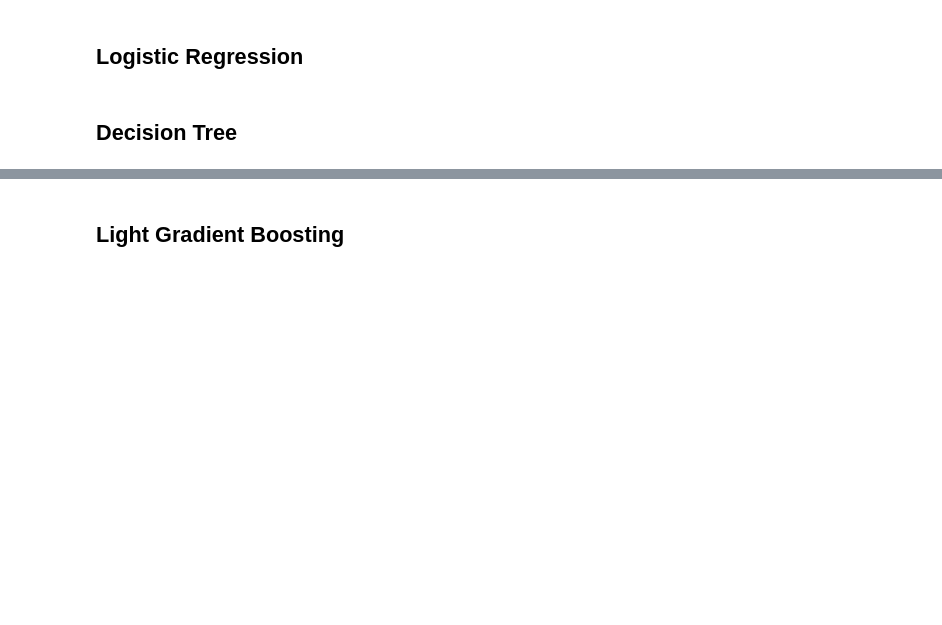
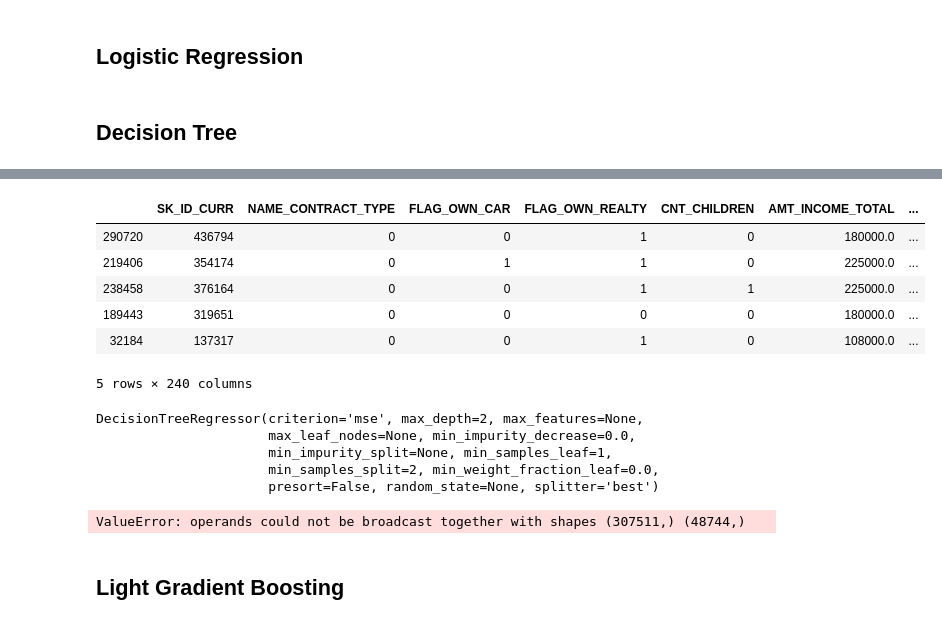
Before and after one commit to Oysteinvikane/home-credit-default-risk, a Jupyter notebook: homeCreditDefaultRisk.ipynb, the cells around one changed output, grey strips where cells are left out. Saved outputs shown, nothing was run; the diff lists cells and outputs as text; code cells hidden in the pictures; blank space fills up the shorter version.

```diff
--- a/homeCreditDefaultRisk.ipynb
+++ b/homeCreditDefaultRisk.ipynb
@@ -639,6 +685,14 @@ print('Testing data shape: ', test.shape)
 # %% [output]
 Training data shape:  (307511, 240)
 Testing data shape:  (48744, 240)
+# %%
+import numpy as np
+from sklearn.model_selection import train_test_split
+
+y = train_data['TARGET']
+X = train_data.drop(['TARGET'], axis=1)
+#X, y = np.arange(10).reshape((5, 2)), range(5)
+X_train, X_test, y_train, y_test = train_test_split(X, y, test_size=0.33, random_state=42)
 # %% [markdown]
 ## Logistic Regression
 # %%
@@ -684,0 +829,25 @@ Testing data shape:  (48744, 240)
+# %%
+X_train.head()
+# %% [output]
+|  | SK_ID_CURR | NAME_CONTRACT_TYPE | FLAG_OWN_CAR | FLAG_OWN_REALTY | CNT_CHILDREN | AMT_INCOME_TOTAL | ... |
+| 290720 | 436794 | 0 | 0 | 1 | 0 | 180000.0 | ... |
+| 219406 | 354174 | 0 | 1 | 1 | 0 | 225000.0 | ... |
+| 238458 | 376164 | 0 | 0 | 1 | 1 | 225000.0 | ... |
+| 189443 | 319651 | 0 | 0 | 0 | 0 | 180000.0 | ... |
+| 32184 | 137317 | 0 | 0 | 1 | 0 | 108000.0 | ... |
+5 rows × 240 columns
+# %%
+tree_reg1 = DecisionTreeRegressor(max_depth=2)
+tree_reg1.fit(train, train_labels)
+# %% [output]
+DecisionTreeRegressor(criterion='mse', max_depth=2, max_features=None,
+                      max_leaf_nodes=None, min_impurity_decrease=0.0,
+                      min_impurity_split=None, min_samples_leaf=1,
+                      min_samples_split=2, min_weight_fraction_leaf=0.0,
+                      presort=False, random_state=None, splitter='best')
+# %%
+y2 = y - tree_reg1.predict(test)
+tree_reg2 = DecisionTreeRegressor(max_depth=2)
+tree_reg2.fit(train, y2)
+# %% [output]
+ValueError: operands could not be broadcast together with shapes (307511,) (48744,)
```
Also changed, not shown: parts of 37 cells of this notebook.
